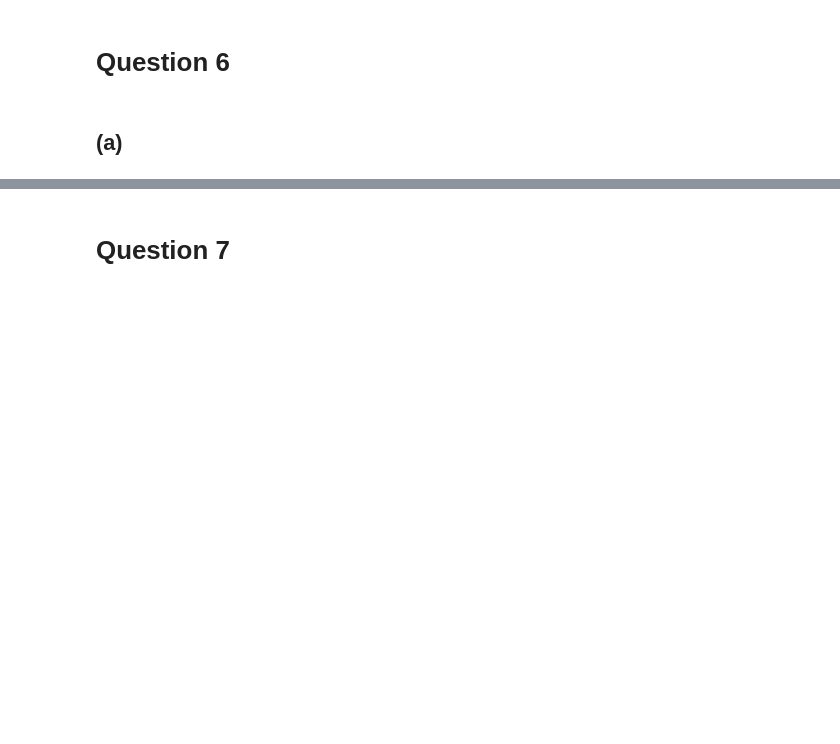
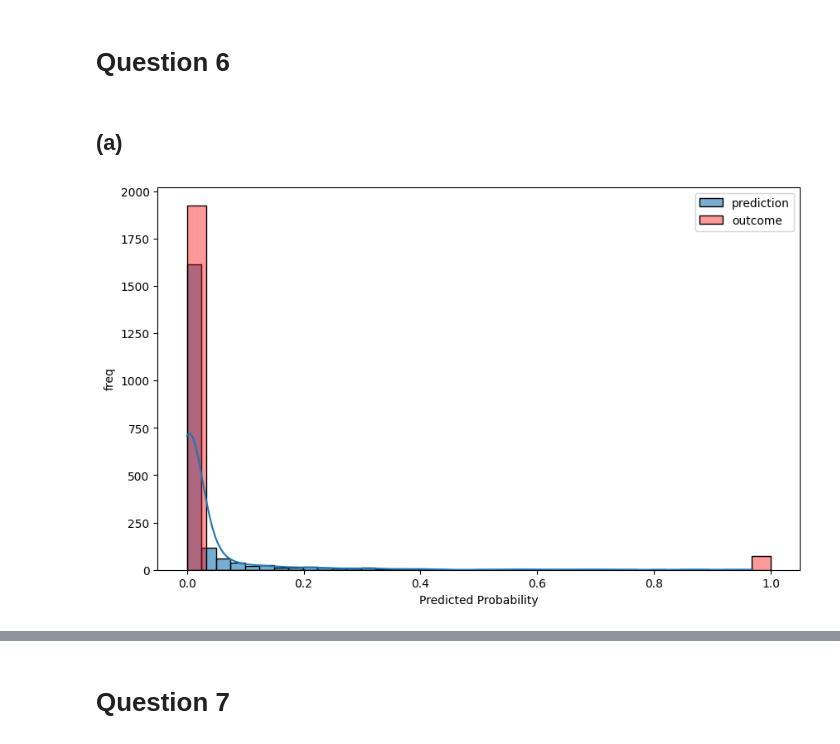
Before and after one commit to woooocoder/machine-learning, a Jupyter notebook: hw4/hw4.ipynb, the cells around one changed output, grey strips where cells are left out. Cells and saved outputs as stored; diff of their text form; code cells hidden in the pictures; blank space fills up the shorter version.

Commit message:
Binomial regression

```diff
--- a/hw4/hw4.ipynb
+++ b/hw4/hw4.ipynb
@@ -28,15 +28,37 @@ K-fold CV has better computational performance than LOOCV as n increases. The bi
 ## (a)
 # %%
 import pandas as pd
-from sklearn.linear_model import LogisticRegression
 import statsmodels.api as sm
+import numpy as np
+from sklearn.model_selection import train_test_split
+from sklearn.metrics import confusion_matrix
 import matplotlib.pyplot as plt
+import seaborn as sns
 
 default = pd.read_csv('Default.csv')
-default['default'] = (default['default'].map({'Yes': 1, 'No': 0}))
+default['default'] = default['default'].map({'Yes': 1, 'No': 0})
 
 X = default[['income', 'balance']]
 y = default['default']
-# model = LogisticRegression().fit(X, y)
-# model.predict(X)
-model = sm.OLS(X, y).fit()
+
+X_train, X_test, y_train, y_test = train_test_split(X, y, test_size=0.2, random_state=0)
+
+X_train = sm.add_constant(X_train)
+X_test = sm.add_constant(X_test)
+
+model = sm.GLM(y_train, X_train, family=sm.families.Binomial()).fit()
+
+y_pred_prob = model.predict(X_test)
+
+# Converting to y/n
+y_pred = (y_pred_prob >= 0.5).astype(int)
+# %%
+plt.figure(figsize=(10,6))
+sns.histplot(y_pred_prob, bins=39, kde=True, alpha=0.6, label='prediction')
+sns.histplot(y_test, bins=30, kde=False, color='red', alpha=0.4, label='outcome')
+plt.xlabel('Predicted Probability')
+plt.ylabel('freq')
+plt.legend()
+plt.show()
+# %% [output]
+[figure, added]
```
Also changed, not shown: parts of 20 cells of this notebook, 2 other files.
